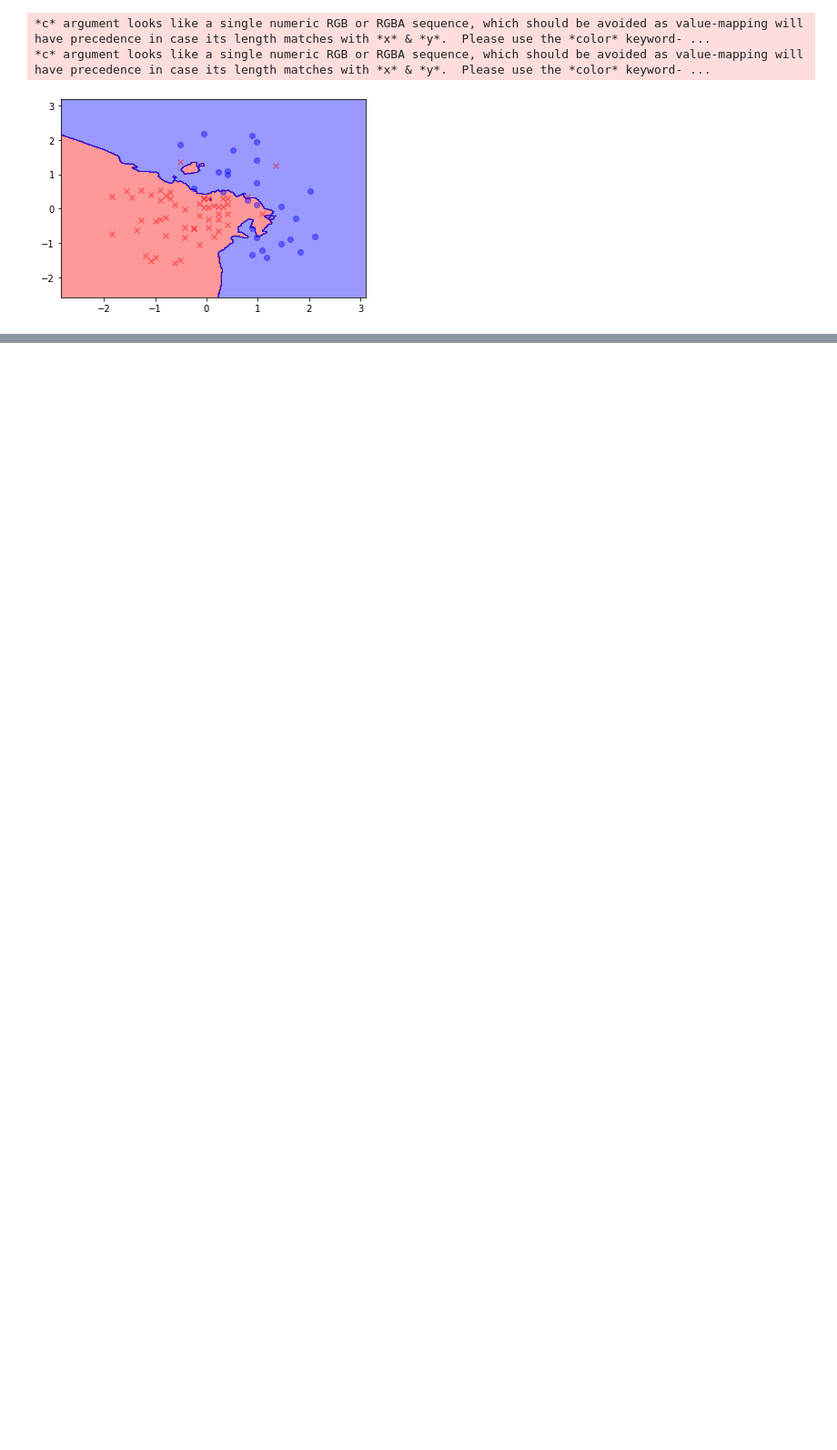
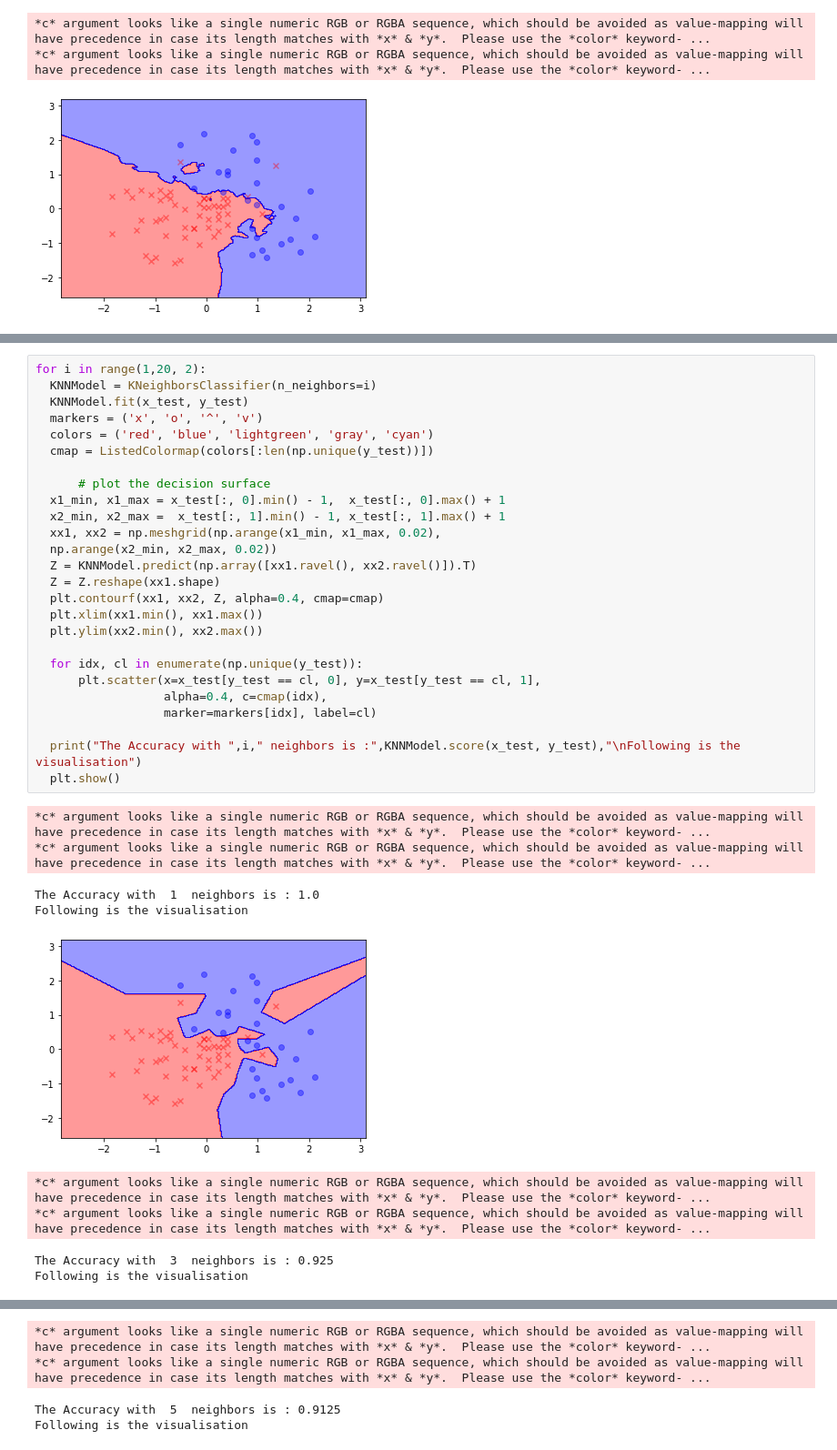
Before and after one commit to tanishq252/AI-ML-DS-Learning-Series, a Jupyter notebook: K_Nearest_Neighbors.ipynb, the cells around one changed output, grey strips where cells are left out. Shown at 91% size. Drawn from its saved outputs; the diff is of its cells as text; blank space fills up the shorter version.

```diff
--- a/K_Nearest_Neighbors.ipynb
+++ b/K_Nearest_Neighbors.ipynb
@@ -248,0 +252,36 @@ for idx, cl in enumerate(np.unique(y_test)):
+# %%
+for i in range(1,20, 2):
+  KNNModel = KNeighborsClassifier(n_neighbors=i)
+  KNNModel.fit(x_test, y_test)
+  markers = ('x', 'o', '^', 'v')
+  colors = ('red', 'blue', 'lightgreen', 'gray', 'cyan')
+  cmap = ListedColormap(colors[:len(np.unique(y_test))])
+
+      # plot the decision surface
+  x1_min, x1_max = x_test[:, 0].min() - 1,  x_test[:, 0].max() + 1
+  x2_min, x2_max =  x_test[:, 1].min() - 1, x_test[:, 1].max() + 1
+  xx1, xx2 = np.meshgrid(np.arange(x1_min, x1_max, 0.02),
+  np.arange(x2_min, x2_max, 0.02))
+  Z = KNNModel.predict(np.array([xx1.ravel(), xx2.ravel()]).T)
+  Z = Z.reshape(xx1.shape)
+  plt.contourf(xx1, xx2, Z, alpha=0.4, cmap=cmap)
+  plt.xlim(xx1.min(), xx1.max())
+  plt.ylim(xx2.min(), xx2.max())
+
+  for idx, cl in enumerate(np.unique(y_test)):
+      plt.scatter(x=x_test[y_test == cl, 0], y=x_test[y_test == cl, 1],
+                  alpha=0.4, c=cmap(idx),
+                  marker=markers[idx], label=cl)
+
+  print("The Accuracy with ",i," neighbors is :",KNNModel.score(x_test, y_test),"\nFollowing is the visualisation")
+  plt.show()
+# %% [output]
+*c* argument looks like a single numeric RGB or RGBA sequence, which should be avoided as value-mapping will have precedence in case its length matches with *x* & *y*.  Please use the *color* keyword- ...
+*c* argument looks like a single numeric RGB or RGBA sequence, which should be avoided as value-mapping will have precedence in case its length matches with *x* & *y*.  Please use the *color* keyword- ...
+The Accuracy with  1  neighbors is : 1.0
+Following is the visualisation
+[figure, added]
+*c* argument looks like a single numeric RGB or RGBA sequence, which should be avoided as value-mapping will have precedence in case its length matches with *x* & *y*.  Please use the *color* keyword- ...
+*c* argument looks like a single numeric RGB or RGBA sequence, which should be avoided as value-mapping will have precedence in case its length matches with *x* & *y*.  Please use the *color* keyword- ...
+The Accuracy with  3  neighbors is : 0.925
+Following is the visualisation
@@ -248,0 +289,4 @@ for idx, cl in enumerate(np.unique(y_test)):
+*c* argument looks like a single numeric RGB or RGBA sequence, which should be avoided as value-mapping will have precedence in case its length matches with *x* & *y*.  Please use the *color* keyword- ...
+*c* argument looks like a single numeric RGB or RGBA sequence, which should be avoided as value-mapping will have precedence in case its length matches with *x* & *y*.  Please use the *color* keyword- ...
+The Accuracy with  5  neighbors is : 0.9125
+Following is the visualisation
```
Also changed, not shown: parts of 2 cells of this notebook.
